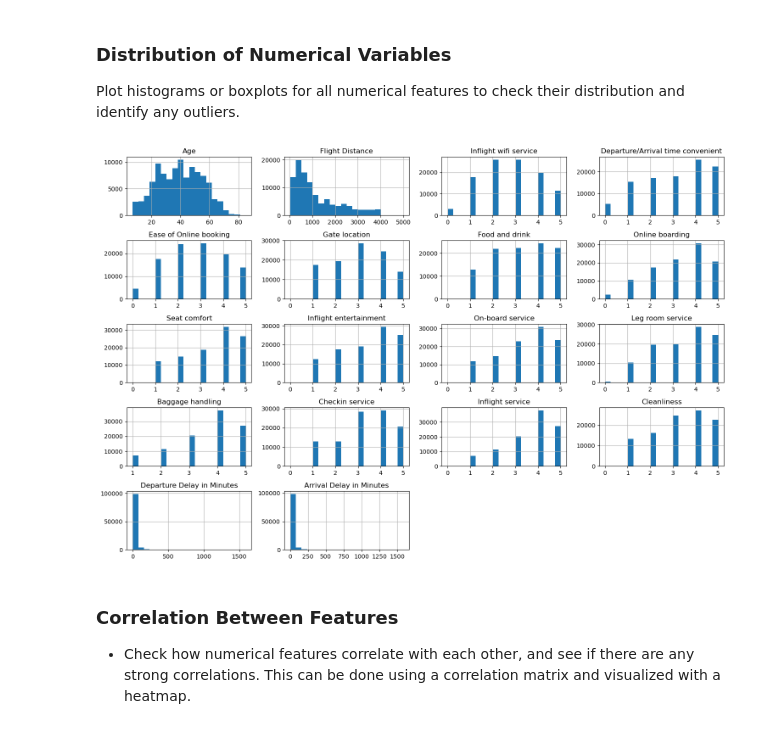
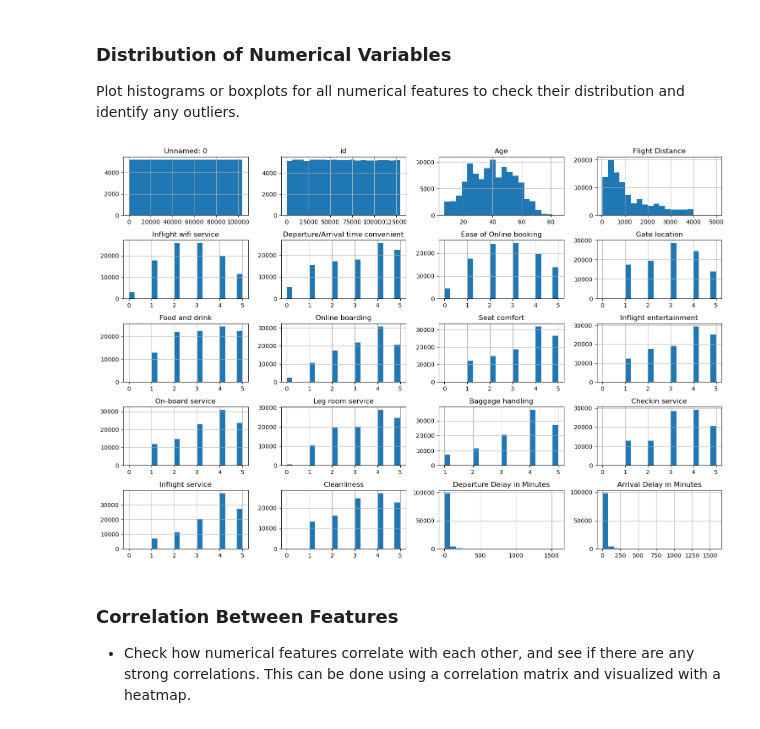
Before and after one commit to UBC-MDS/DSCI_522_group12, a Jupyter notebook: notebooks/airline_passenger_satisfaction_predictor.ipynb, the cells around one changed output. Saved outputs shown, nothing was run; the diff lists cells and outputs as text; code cells hidden in the pictures.

```diff
--- a/notebooks/airline_passenger_satisfaction_predictor.ipynb
+++ b/notebooks/airline_passenger_satisfaction_predictor.ipynb
@@ -144,23 +145,21 @@ Plot histograms or boxplots for all numerical features to check their distributi
 # %%
 import matplotlib.pyplot as plt
 import seaborn as sns
-
-data = data.drop(['Unnamed: 0', 'id'], axis=1)
 
 # Histograms for numerical features
 data.hist(bins=20, figsize=(15, 10))
 plt.tight_layout()
 plt.show()
 
 # Boxplots for numerical features
 #numerical_cols = data.select_dtypes(include=['float64', 'int64']).columns
 #for col in numerical_cols:
 #    plt.figure(figsize=(8, 4))
 #    sns.boxplot(x=data[col])
 #    plt.title(f'Boxplot of {col}')
 #    plt.show()
 # %% [output]
-[figure, old version]
+[figure, new version]
 # %% [markdown]
 ### Correlation Between Features
 - Check how numerical features correlate with each other, and see if there are any strong correlations. This can be done using a correlation matrix and visualized with a heatmap.
```
Also changed, not shown: parts of 9 cells of this notebook.
